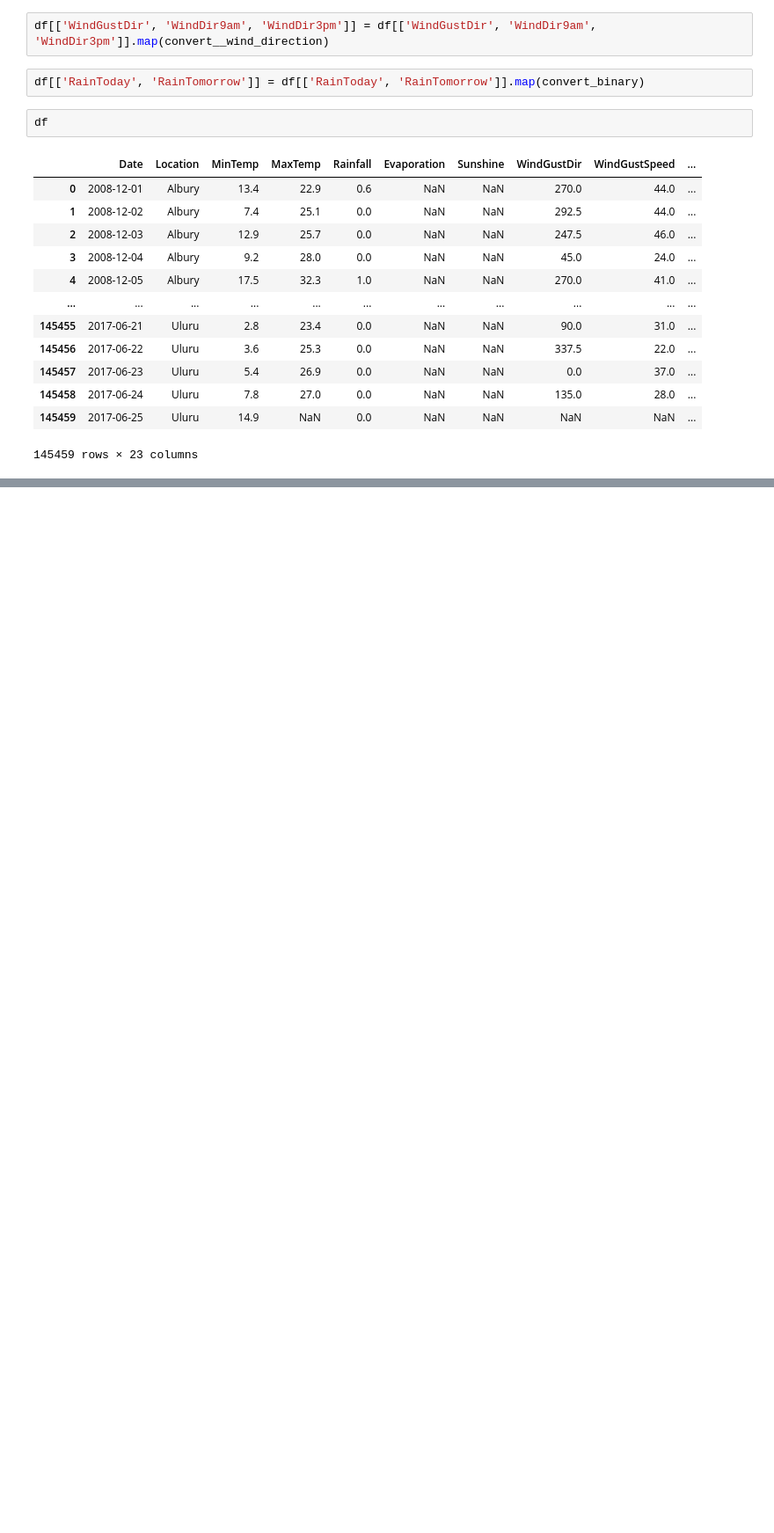
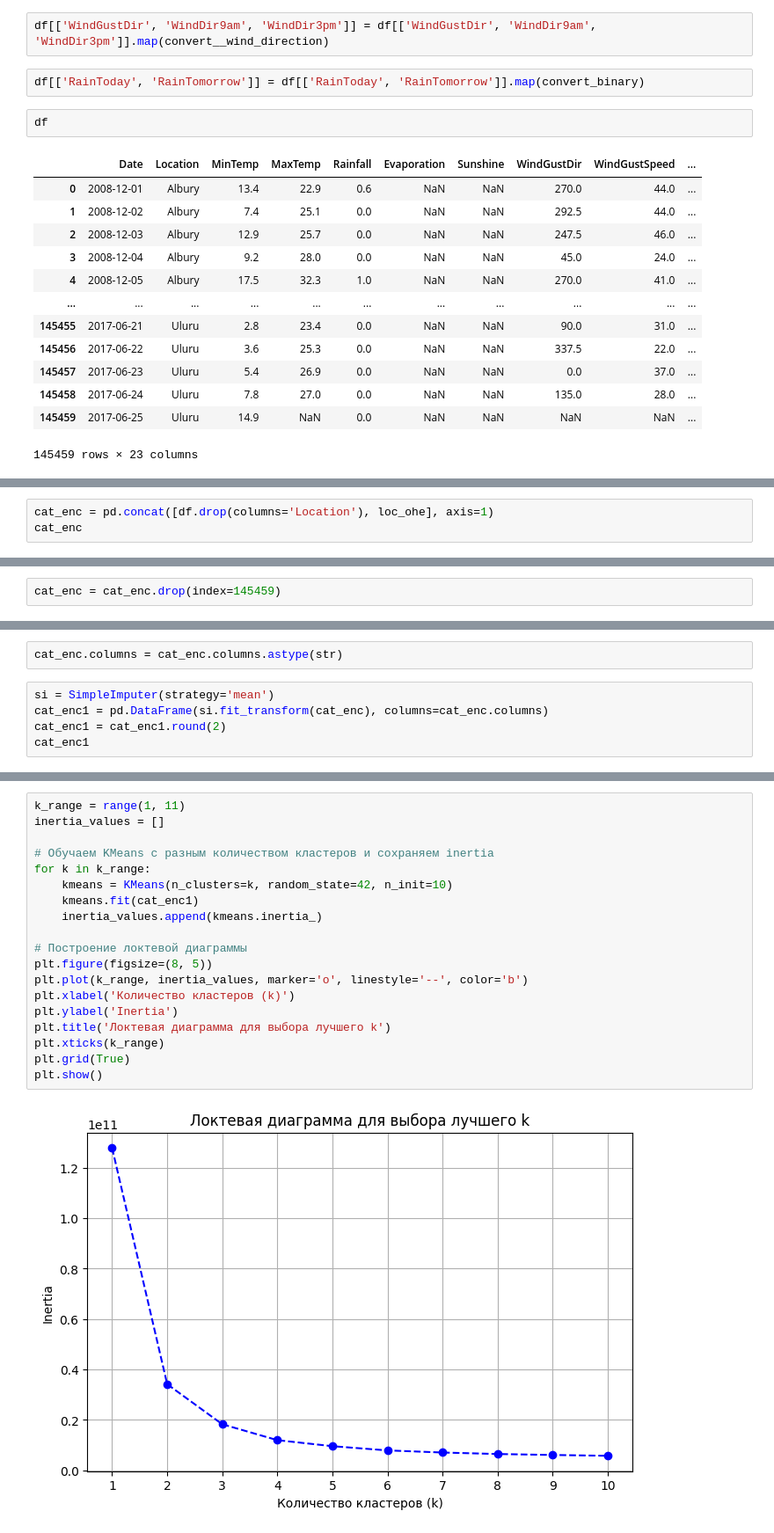
Before and after one commit to VIVALDI142857/ClassificationModelsParams, a Jupyter notebook: classification_parameters_investigation.ipynb, the cells around one changed output, grey strips where cells are left out. Shown: that part at 88% size. Drawn from its saved outputs; the diff is of its cells as text; blank space fills up the shorter version.

```diff
--- a/classification_parameters_investigation.ipynb
+++ b/classification_parameters_investigation.ipynb
@@ -240,0 +300,3 @@ df
+# %%
+cat_enc = pd.concat([df.drop(columns='Location'), loc_ohe], axis=1)
+cat_enc
@@ -240,0 +322,2 @@ df
+# %%
+cat_enc = cat_enc.drop(index=145459)
@@ -240,0 +340,7 @@ df
+# %%
+cat_enc.columns = cat_enc.columns.astype(str)
+# %%
+si = SimpleImputer(strategy='mean')
+cat_enc1 = pd.DataFrame(si.fit_transform(cat_enc), columns=cat_enc.columns)
+cat_enc1 = cat_enc1.round(2)
+cat_enc1
@@ -240,0 +361,21 @@ df
+# %%
+k_range = range(1, 11)
+inertia_values = []
+
+# Обучаем KMeans с разным количеством кластеров и сохраняем inertia
+for k in k_range:
+    kmeans = KMeans(n_clusters=k, random_state=42, n_init=10)
+    kmeans.fit(cat_enc1)
+    inertia_values.append(kmeans.inertia_)
+
+# Построение локтевой диаграммы
+plt.figure(figsize=(8, 5))
+plt.plot(k_range, inertia_values, marker='o', linestyle='--', color='b')
+plt.xlabel('Количество кластеров (k)')
+plt.ylabel('Inertia')
+plt.title('Локтевая диаграмма для выбора лучшего k')
+plt.xticks(k_range)
+plt.grid(True)
+plt.show()
+# %% [output]
+[figure, added]
```
Also changed, not shown: parts of 23 cells of this notebook.
